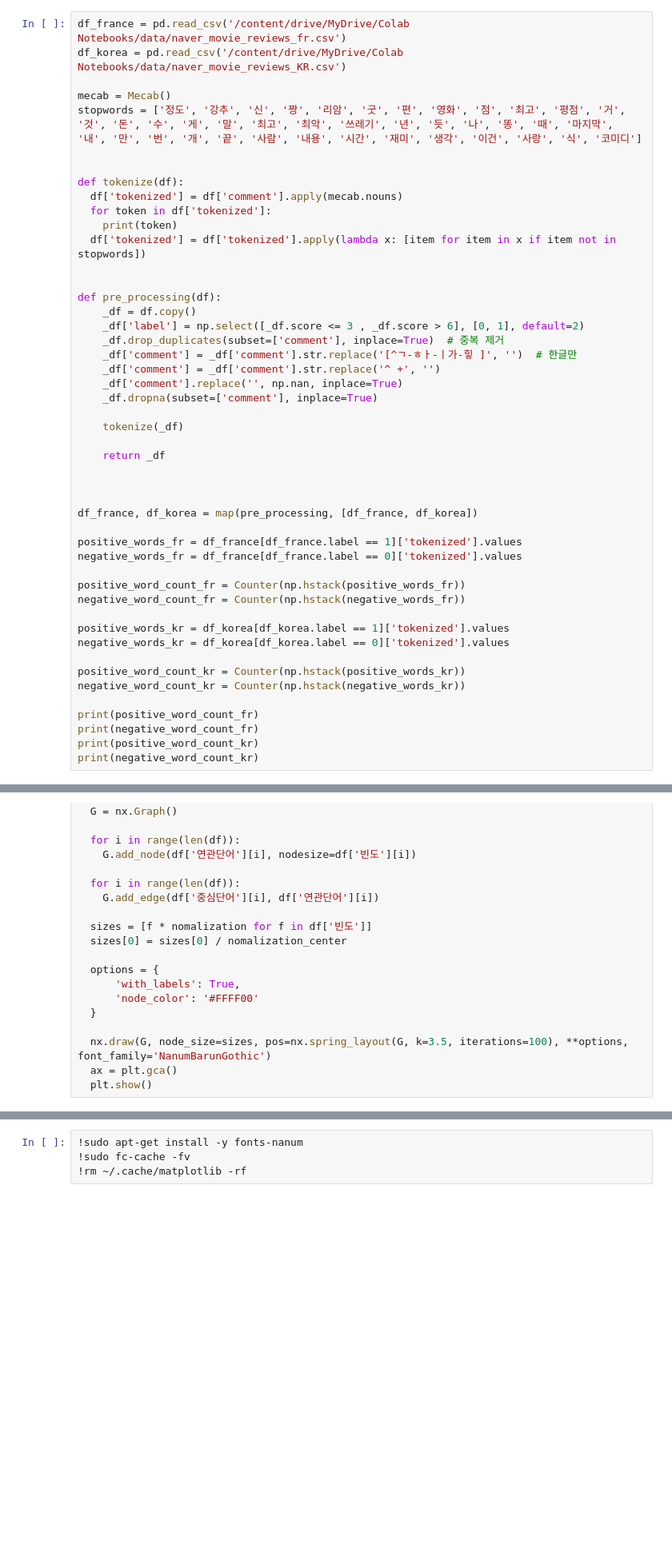
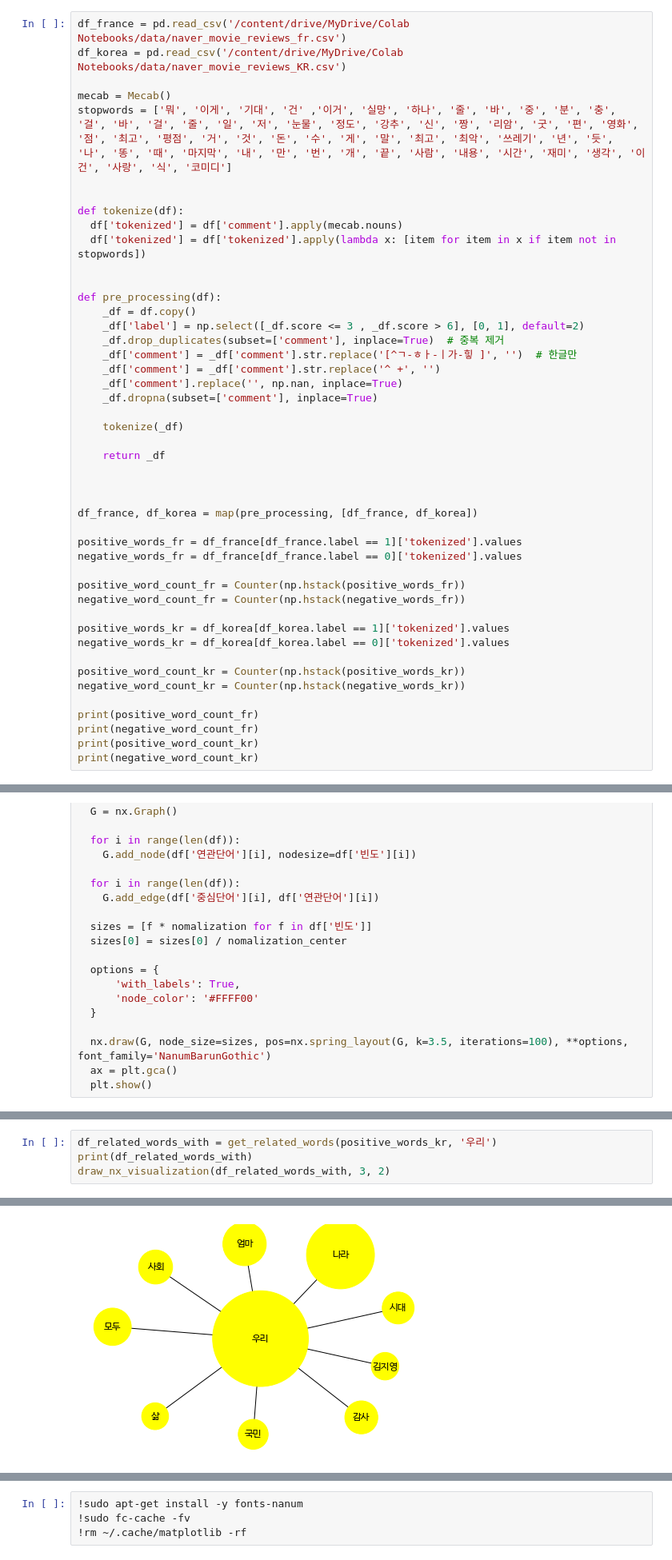
Before and after one commit to dongqui/movie_review_analysis, a Jupyter notebook: index.ipynb, the cells around one changed output, grey strips where cells are left out. Shown at 80% size. Saved outputs shown, nothing was run; the diff lists cells and outputs as text; blank space fills up the shorter version.

```diff
--- a/index.ipynb
+++ b/index.ipynb
@@ -40,13 +42,11 @@ df_france = pd.read_csv('/content/drive/MyDrive/Colab Notebooks/data/naver_movie
 df_korea = pd.read_csv('/content/drive/MyDrive/Colab Notebooks/data/naver_movie_reviews_KR.csv')
 
 mecab = Mecab()
-stopwords = ['정도', '강추', '신', '짱', '리암', '굿', '편', '영화', '점', '최고', '평점', '거', '것', '돈', '수', '게', '말', '최고', '최악', '쓰레기', '년', '듯', '나', '똥', '때', '마지막', '내', '만', '번', '개', '끝', '사람', '내용', '시간', '재미', '생각', '이건', '사랑', '식', '코미디']
+stopwords = ['뭐', '이게', '기대', '건' ,'이거', '실망', '하나', '줄', '바', '중', '분', '충', '걸', '바', '걸', '줄', '일', '저', '눈물', '정도', '강추', '신', '짱', '리암', '굿', '편', '영화', '점', '최고', '평점', '거', '것', '돈', '수', '게', '말', '최고', '최악', '쓰레기', '년', '듯', '나', '똥', '때', '마지막', '내', '만', '번', '개', '끝', '사람', '내용', '시간', '재미', '생각', '이건', '사랑', '식', '코미디']
 
 
 def tokenize(df):
   df['tokenized'] = df['comment'].apply(mecab.nouns)
-  for token in df['tokenized']:
-    print(token)
   df['tokenized'] = df['tokenized'].apply(lambda x: [item for item in x if item not in stopwords])
 
 
@@ -141,0 +185,5 @@ draw_nx_visualization(df_related_words_with, 10, 4)
+# %%
+df_related_words_with = get_related_words(positive_words_kr, '우리')
+print(df_related_words_with)
+draw_nx_visualization(df_related_words_with, 3, 2)
+# %% [output]
@@ -142 +201,2 @@ draw_nx_visualization(df_related_words_with, 10, 4)
+[figure, added]
 # %%
```
Also changed, not shown: parts of 16 cells of this notebook.
